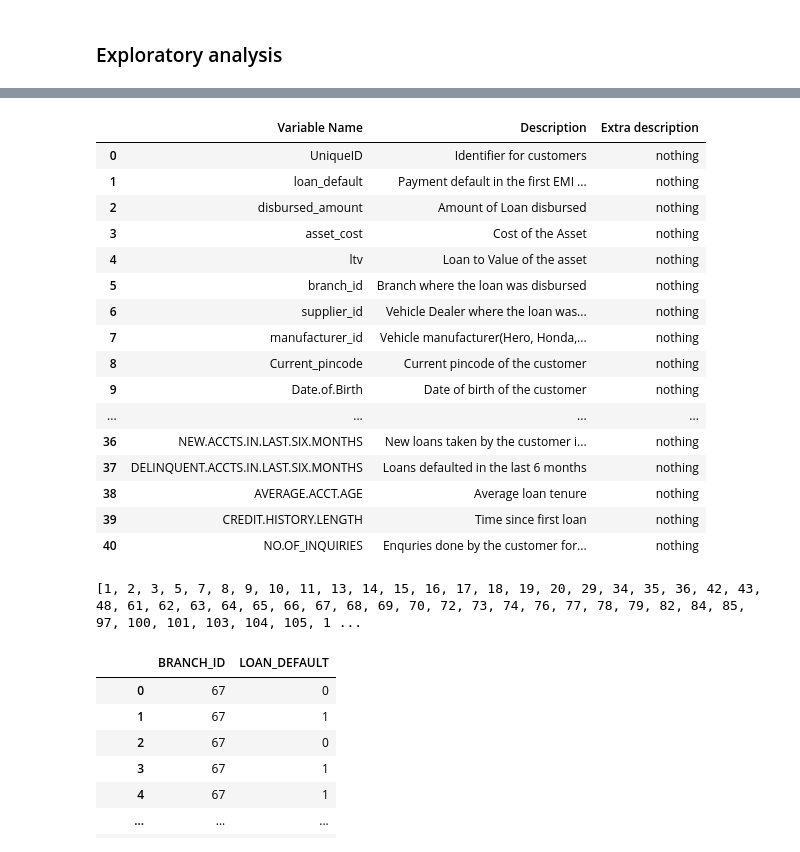
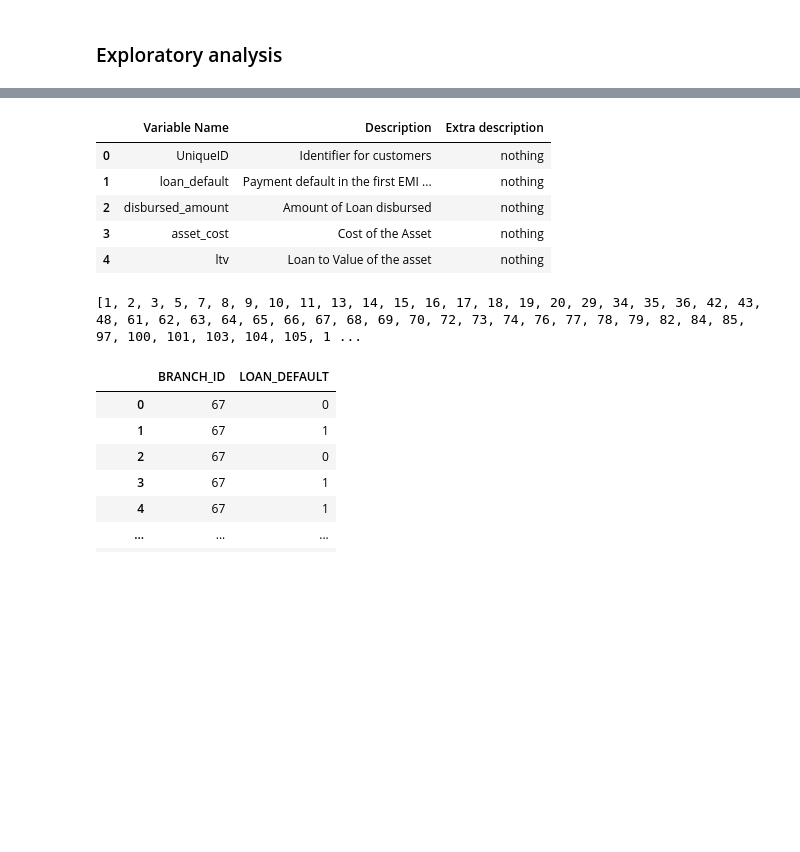
Before and after one commit to Praneethtkonda/Vehicle-loan-default-prediction, a Jupyter notebook: IDS.ipynb, the cells around one changed output, grey strips where cells are left out. Cells and saved outputs as stored; diff of their text form; code cells hidden in the pictures; blank space fills up the shorter version.

```diff
--- a/IDS.ipynb
+++ b/IDS.ipynb
@@ -59,27 +47,17 @@ memory usage: 72.9+ MB
 # %%
 data_dictionary = pd.read_excel('data_dictionary.xlsx', header = 0)
 # %%
-data_dictionary
+data_dictionary.head()
 # %% [output]
 |  | Variable Name | Description | Extra description |
 | 0 | UniqueID | Identifier for customers | nothing |
 | 1 | loan_default | Payment default in the first EMI ... | nothing |
 | 2 | disbursed_amount | Amount of Loan disbursed | nothing |
 | 3 | asset_cost | Cost of the Asset | nothing |
 | 4 | ltv | Loan to Value of the asset | nothing |
-| 5 | branch_id | Branch where the loan was disbursed | nothing |
-| 6 | supplier_id | Vehicle Dealer where the loan was... | nothing |
-| 7 | manufacturer_id | Vehicle manufacturer(Hero, Honda,... | nothing |
-| 8 | Current_pincode | Current pincode of the customer | nothing |
-| 9 | Date.of.Birth | Date of birth of the customer | nothing |
-| ... | ... | ... | ... |
-| 36 | NEW.ACCTS.IN.LAST.SIX.MONTHS | New loans taken by the customer i... | nothing |
-| 37 | DELINQUENT.ACCTS.IN.LAST.SIX.MONTHS | Loans defaulted in the last 6 months | nothing |
-| 38 | AVERAGE.ACCT.AGE | Average loan tenure | nothing |
-| 39 | CREDIT.HISTORY.LENGTH | Time since first loan | nothing |
-| 40 | NO.OF_INQUIRIES | Enquries done by the customer for... | nothing |
-# %%
-print(list(set(table['BRANCH_ID'])))
-# %% [output]
-[1, 2, 3, 5, 7, 8, 9, 10, 11, 13, 14, 15, 16, 17, 18, 19, 20, 29, 34, 35, 36, 42, 43, 48, 61, 62, 63, 64, 65, 66, 67, 68, 69, 70, 72, 73, 74, 76, 77, 78, 79, 82, 84, 85, 97, 100, 101, 103, 104, 105, 1 ...
+# %%
+# Checking whether any specific branch_id is making the difference
+print(list(set(train_data['BRANCH_ID'])))
+# %% [output]
+[1, 2, 3, 5, 7, 8, 9, 10, 11, 13, 14, 15, 16, 17, 18, 19, 20, 29, 34, 35, 36, 42, 43, 48, 61, 62, 63, 64, 65, 66, 67, 68, 69, 70, 72, 73, 74, 76, 77, 78, 79, 82, 84, 85, 97, 100, 101, 103, 104, 105, 1 ...
 # %%
```
Also changed, not shown: parts of 43 cells of this notebook.
